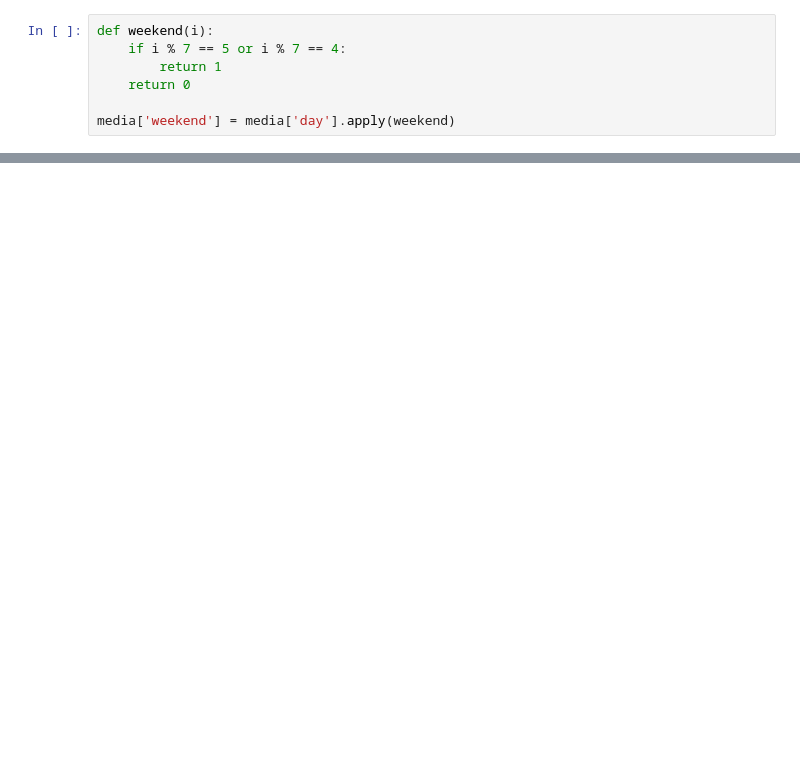
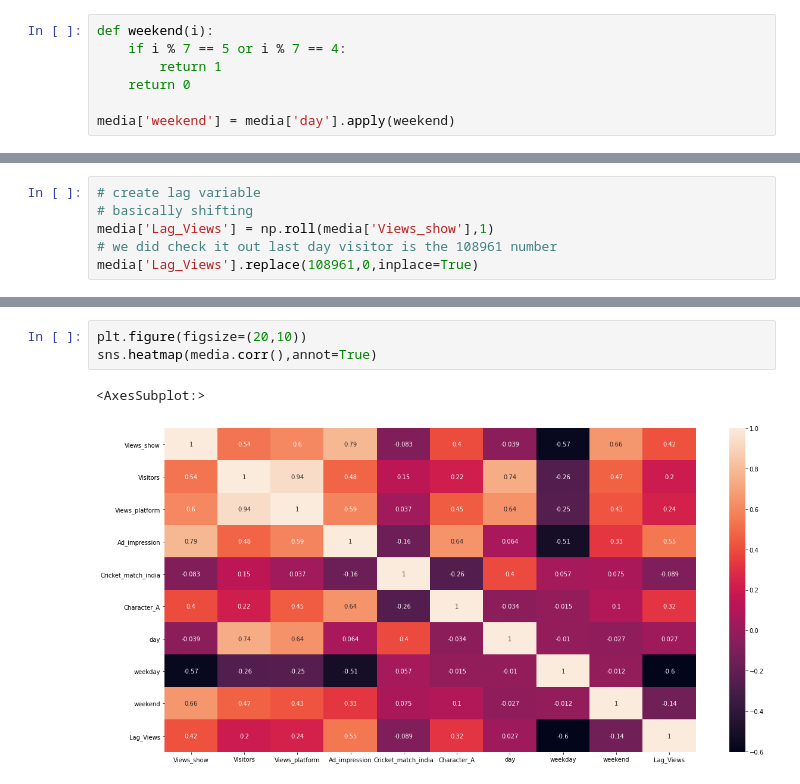
Before and after one commit to Mgrdich/machine_learning_playground, a Jupyter notebook: multiple_linear_regression4.ipynb, the cells around one changed output, grey strips where cells are left out. Drawn from its saved outputs; the diff is of its cells as text; blank space fills up the shorter version.

```diff
--- a/multiple_linear_regression4.ipynb
+++ b/multiple_linear_regression4.ipynb
@@ -218,3 +218,9 @@ Notes:
 [1] Standard Errors assume that the covariance matrix of the errors is correctly specified.
 [2] The condition number is large, 1.42e+07. This might indicate that there are
 strong multicollinearity or other numerical problems.
+# %%
+# create lag variable
+# basically shifting
+media['Lag_Views'] = np.roll(media['Views_show'],1)
+# we did check it out last day visitor is the 108961 number
+media['Lag_Views'].replace(108961,0,inplace=True)
@@ -220,0 +263,6 @@ strong multicollinearity or other numerical problems.
+# %%
+plt.figure(figsize=(20,10))
+sns.heatmap(media.corr(),annot=True)
+# %% [output]
+<AxesSubplot:>
+[figure, added]
```
Also changed, not shown: parts of 9 cells of this notebook.
